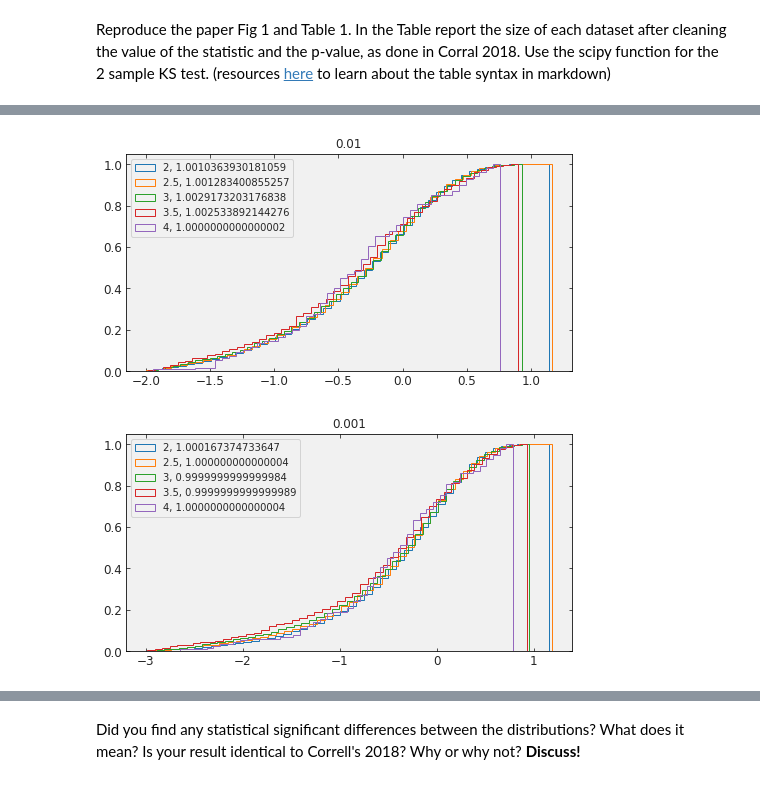
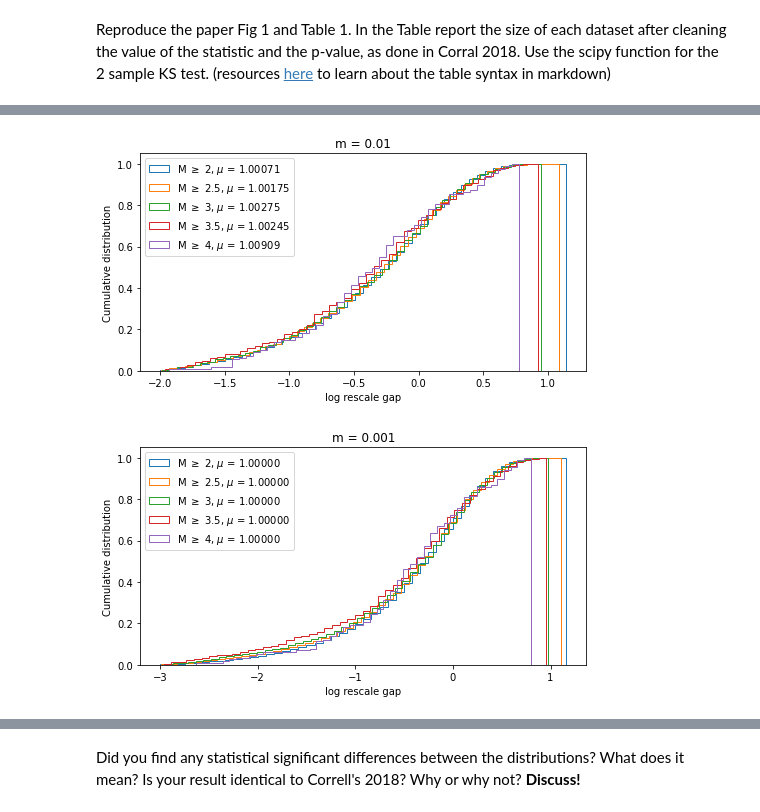
Before and after one commit to taceroc/DSPS_TAcero, a Jupyter notebook: hw3/Copy_of_KS_earthquakes.ipynb, the cells around one changed output, grey strips where cells are left out. Cells and saved outputs as stored; diff of their text form; code cells hidden in the pictures.

```diff
--- a/hw3/Copy_of_KS_earthquakes.ipynb
+++ b/hw3/Copy_of_KS_earthquakes.ipynb
@@ -417,7 +417,3 @@ Reproduce the paper Fig 1 and Table 1. In the Table report the size of each data
 # %%
 mags = [2, 2.5, 3, 3.5, 4]
 mm = [0.01, 0.03, 0.001, 0.003]
-# %%
-# your code here
-eqGoodData_copy = eqGoodData.copy()
-(eqGoodData_copy.mag >= mags[0]).sum()
@@ -426,5 +419,0 @@ eqGoodData_copy = eqGoodData.copy()
-# %%
-eqGoodData_mag2 = eqGoodData_copy[(eqGoodData_copy.mag >= mags[0])]
-R = 1 / eqGoodData_mag2["dts1"].mean()
-eqGoodData_mag2["rescale"] = eqGoodData_mag2["dts1"] * R
-eqGoodData_mag2
@@ -462,8 +419,0 @@ eqGoodData_mag2
-# %%
-from pandas.core.common import SettingWithCopyWarning
-import warnings
-warnings.simplefilter(action="ignore", category=SettingWithCopyWarning)
-# eqGoodData_mag2 = eqGoodData_copy[(eqGoodData_copy.mag >= mags[0])]
-R = 1 / eqGoodData_mag2["rescale"].mean()
-eqGoodData_mag2["rescale1"] = eqGoodData_mag2["rescale"] * R
-eqGoodData_mag2
@@ -505,7 +419,0 @@ eqGoodData_mag2["rescale1"].mean()
-# %%
-# np.log10(eqGoodData_mag2["rescale1"]).plot(kind = "hist")
-
-# plot the cumulative histogram
-fig, ax = plt.subplots(figsize=(8, 4))
-n, bins, patches = ax.hist(np.log10(eqGoodData_mag2["rescale1"]), 50, density=True, histtype='step',
-                           cumulative=True, label='Empirical')
@@ -522,34 +428,36 @@ for ii in [0.01, 0.001]:
     eqGoodData_copy = eqGoodData.copy()
     # print(len(eqGoodData_copy))
     # N.append((eqGoodData_copy.mag >= m).sum())
     eqGoodData_mag = pd.DataFrame()
     eqGoodData_mag = eqGoodData_copy[(eqGoodData_copy.mag >= m)]
     # -- first
     # -- calculate the mean of the time gap
     R = 1 / eqGoodData_mag["dts1"].mean()
     # -- rescale the original gap
     eqGoodData_mag["rescale"] = eqGoodData_mag["dts1"] * R
     # -- keep time gaps greater than m = 0.01
     eqGoodData_mag = eqGoodData_mag[eqGoodData_mag["rescale"] >= ii]
     # print("first loop m = {}: {}".format(m, len(eqGoodData_mag)))
     N.append(len(eqGoodData_mag))
 
     # -- second
     R = 1 / eqGoodData_mag["rescale"].mean()
     eqGoodData_mag["rescale1"] = eqGoodData_mag["rescale"] * R
     eqGoodData_mag = eqGoodData_mag[eqGoodData_mag["rescale1"] >= ii]
 
     # print("second loop m = {}: {}".format(m, len(eqGoodData_mag)))
     N.append(len(eqGoodData_mag))
     results.append(eqGoodData_mag["rescale1"].to_numpy())
     # N.append((eqGoodData_mag.mag >= m).sum())
     # plot the cumulative histogram
 
     n, bins, patches = ax.hist(np.log10(eqGoodData_mag["rescale1"]), 50, density=True, histtype='step',
-                              cumulative=True, label = "{}, {}".format(m, eqGoodData_mag["rescale1"].mean()))
+                              cumulative=True, label = 'M $\geq$ {}, $\mu$ = {:.5f}'.format(m, eqGoodData_mag["rescale1"].mean()))
     pl.legend(loc = "upper left")
-    pl.title(ii)
+    pl.title("m = {}".format(ii))
+    pl.xlabel("log rescale gap")
+    pl.ylabel("Cumulative distribution")
     eqGoodData_mag = pd.DataFrame()
 # %% [output]
-[figure, old version]
+[figure, new version]
-[figure, old version]
+[figure, new version]
```
Also changed, not shown: parts of 53 cells of this notebook.
